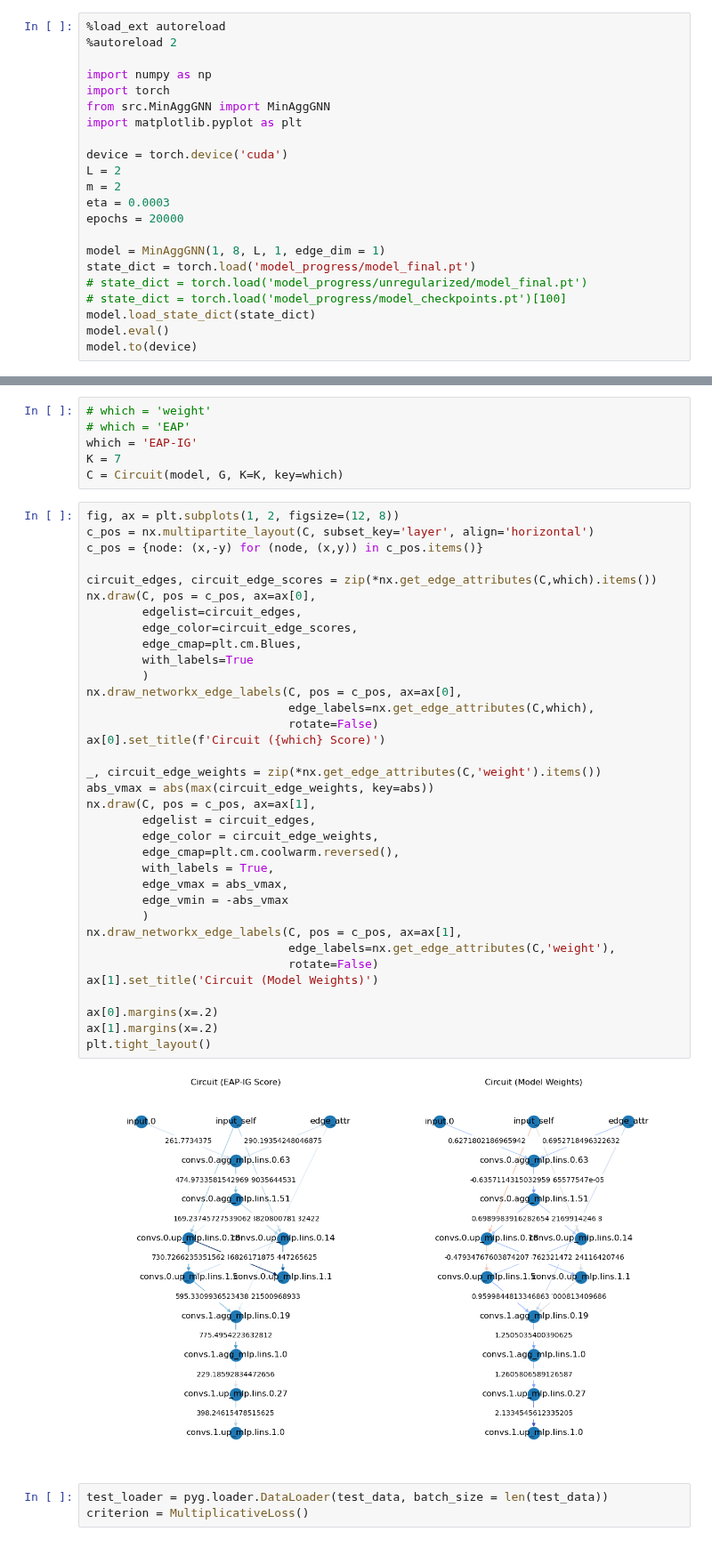
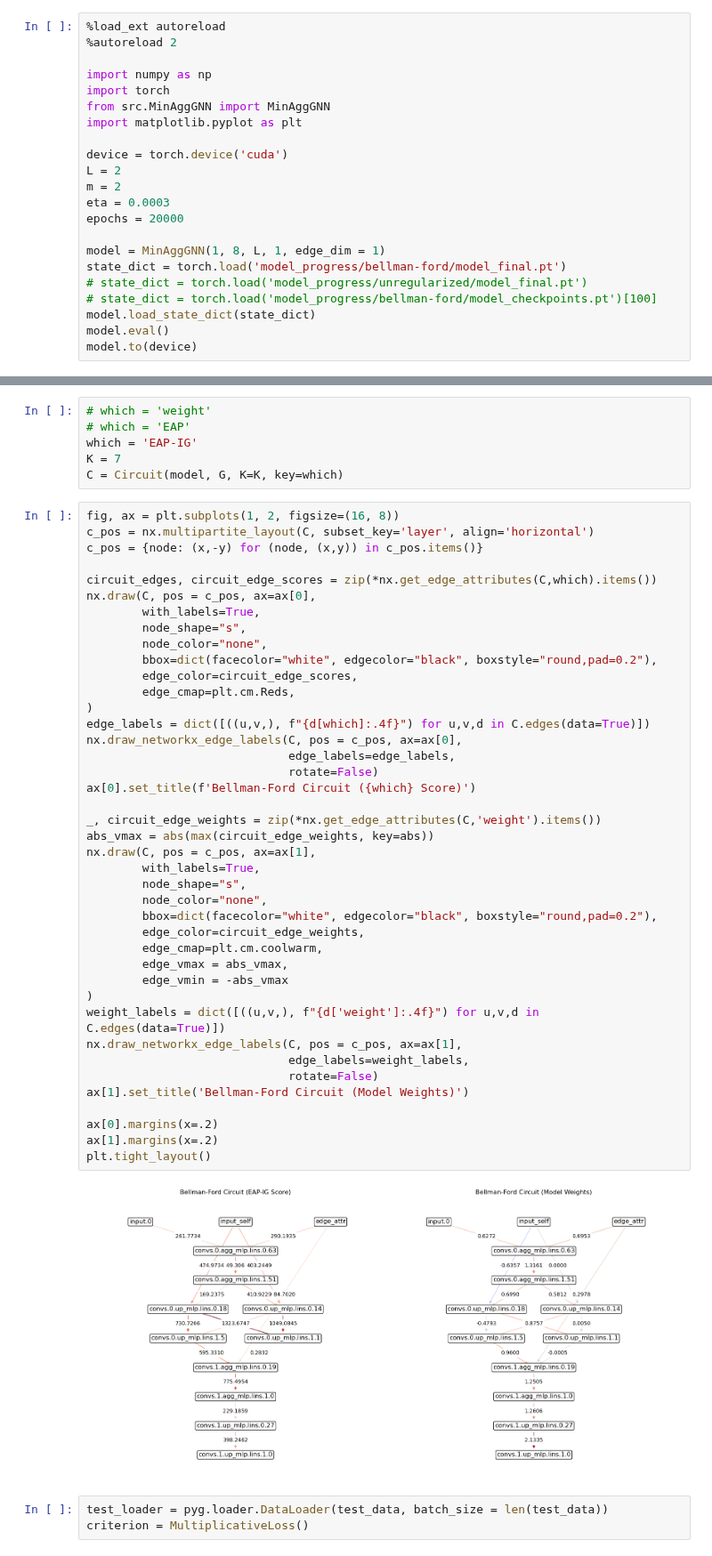
Before and after one commit to pnnl/MINAR, a Jupyter notebook: computation_graph_test.ipynb, the cells around one changed output, grey strips where cells are left out. Shown at 89% size. Cells and saved outputs as stored; diff of their text form.

```diff
--- a/computation_graph_test.ipynb
+++ b/computation_graph_test.ipynb
@@ -14,9 +14,9 @@ eta = 0.0003
 epochs = 20000
 
 model = MinAggGNN(1, 8, L, 1, edge_dim = 1)
-state_dict = torch.load('model_progress/model_final.pt')
+state_dict = torch.load('model_progress/bellman-ford/model_final.pt')
 # state_dict = torch.load('model_progress/unregularized/model_final.pt')
-# state_dict = torch.load('model_progress/model_checkpoints.pt')[100]
+# state_dict = torch.load('model_progress/bellman-ford/model_checkpoints.pt')[100]
 model.load_state_dict(state_dict)
 model.eval()
 model.to(device)
@@ -54,42 +54,48 @@ which = 'EAP-IG'
 K = 7
 C = Circuit(model, G, K=K, key=which)
 # %%
-fig, ax = plt.subplots(1, 2, figsize=(12, 8))
+fig, ax = plt.subplots(1, 2, figsize=(16, 8))
 c_pos = nx.multipartite_layout(C, subset_key='layer', align='horizontal')
 c_pos = {node: (x,-y) for (node, (x,y)) in c_pos.items()}
 
 circuit_edges, circuit_edge_scores = zip(*nx.get_edge_attributes(C,which).items())
 nx.draw(C, pos = c_pos, ax=ax[0],
-        edgelist=circuit_edges,
+        with_labels=True,
+        node_shape="s",
+        node_color="none",
+        bbox=dict(facecolor="white", edgecolor="black", boxstyle="round,pad=0.2"),
         edge_color=circuit_edge_scores,
-        edge_cmap=plt.cm.Blues,
-        with_labels=True
-        )
+        edge_cmap=plt.cm.Reds,
+)
+edge_labels = dict([((u,v,), f"{d[which]:.4f}") for u,v,d in C.edges(data=True)])
 nx.draw_networkx_edge_labels(C, pos = c_pos, ax=ax[0],
-                             edge_labels=nx.get_edge_attributes(C,which),
+                             edge_labels=edge_labels,
                              rotate=False)
-ax[0].set_title(f'Circuit ({which} Score)')
+ax[0].set_title(f'Bellman-Ford Circuit ({which} Score)')
 
 _, circuit_edge_weights = zip(*nx.get_edge_attributes(C,'weight').items())
 abs_vmax = abs(max(circuit_edge_weights, key=abs))
 nx.draw(C, pos = c_pos, ax=ax[1],
-        edgelist = circuit_edges,
-        edge_color = circuit_edge_weights,
-        edge_cmap=plt.cm.coolwarm.reversed(),
-        with_labels = True,
+        with_labels=True,
+        node_shape="s",
+        node_color="none",
+        bbox=dict(facecolor="white", edgecolor="black", boxstyle="round,pad=0.2"),
+        edge_color=circuit_edge_weights,
+        edge_cmap=plt.cm.coolwarm,
         edge_vmax = abs_vmax,
         edge_vmin = -abs_vmax
-        )
+)
+weight_labels = dict([((u,v,), f"{d['weight']:.4f}") for u,v,d in C.edges(data=True)])
 nx.draw_networkx_edge_labels(C, pos = c_pos, ax=ax[1],
-                             edge_labels=nx.get_edge_attributes(C,'weight'),
+                             edge_labels=weight_labels,
                              rotate=False)
-ax[1].set_title('Circuit (Model Weights)')
+ax[1].set_title('Bellman-Ford Circuit (Model Weights)')
 
 ax[0].margins(x=.2)
 ax[1].margins(x=.2)
 plt.tight_layout()
 # %% [output]
-[figure, old version]
+[figure, new version]
 # %%
 test_loader = pyg.loader.DataLoader(test_data, batch_size = len(test_data))
 criterion = MultiplicativeLoss()
```
Also changed, not shown: parts of 7 cells of this notebook, 4 other files.
